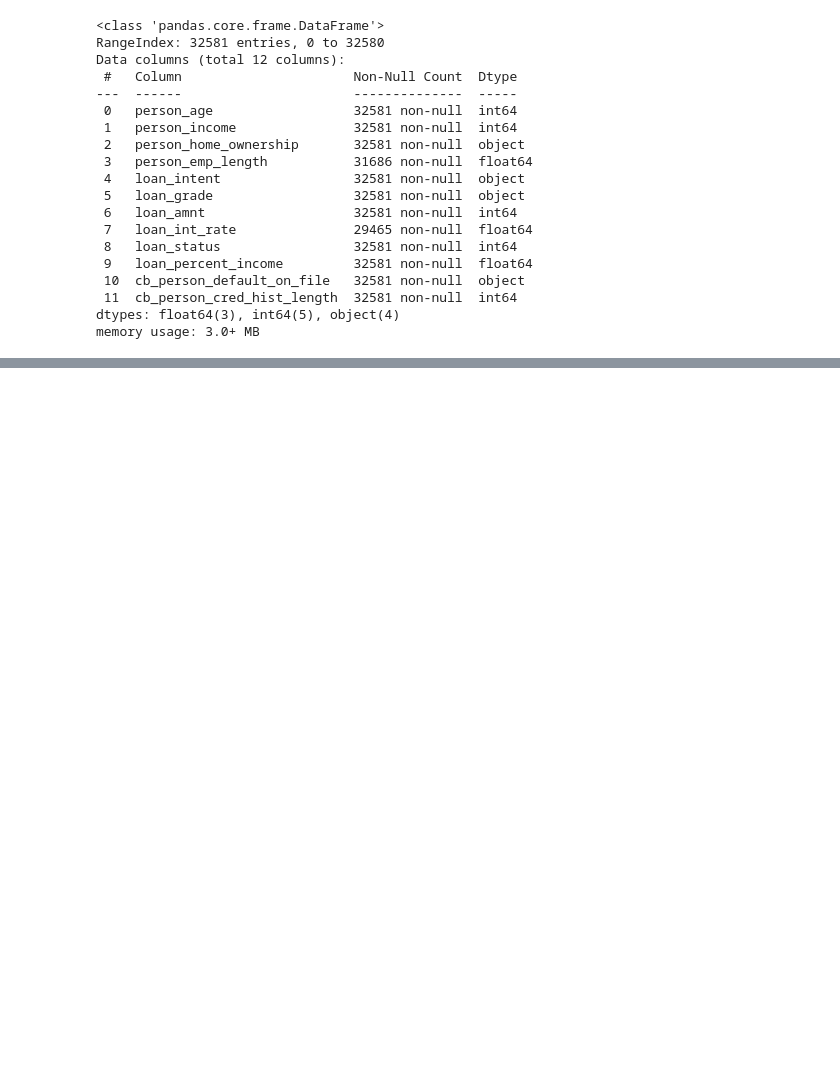
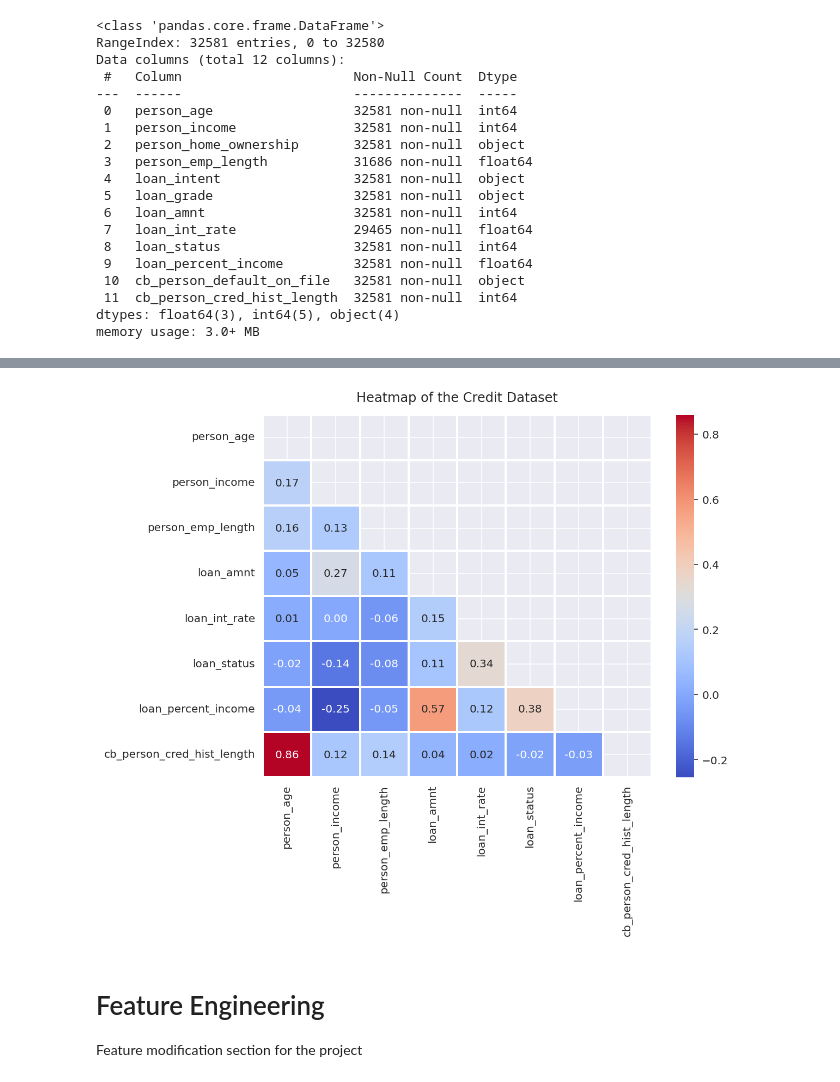
Before and after one commit to faadeola/credit-risk-ml-classification, a Jupyter notebook: credit_class_ml_performace.ipynb, the cells around one changed output, grey strips where cells are left out. Cells and saved outputs as stored; diff of their text form; code cells hidden in the pictures; blank space fills up the shorter version.

```diff
--- a/credit_class_ml_performace.ipynb
+++ b/credit_class_ml_performace.ipynb
@@ -144,3 +132,17 @@ dtype: int64
+# %%
+# Heat map of credit data
+credit_corr = credit.corr(numeric_only=True)
+mask = np.triu(np.ones_like(credit_corr))
+plt.subplots(figsize=(8,6),dpi=144)
+sns.heatmap(data=credit_corr, mask=mask, fmt=".2f", annot=True, cmap='coolwarm', linewidths=2)
+plt.title("Heatmap of the Credit Dataset", pad=12)
+plt.xticks(fontsize=10)
+plt.show()
+# %% [output]
+[figure, added]
+# %% [markdown]
+# Feature Engineering
+Feature modification section for the project
 # %%
 """ Fill missing values in the order of Mode (categorical data) and Mean (Numerical data) """
 
```
Also changed, not shown: parts of 24 cells of this notebook.
